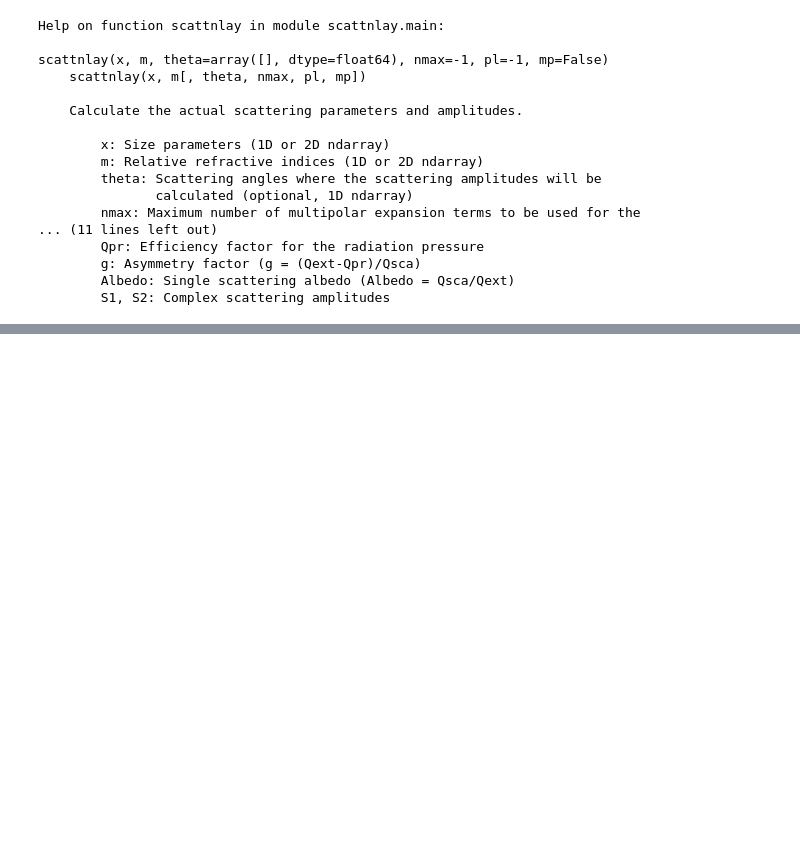
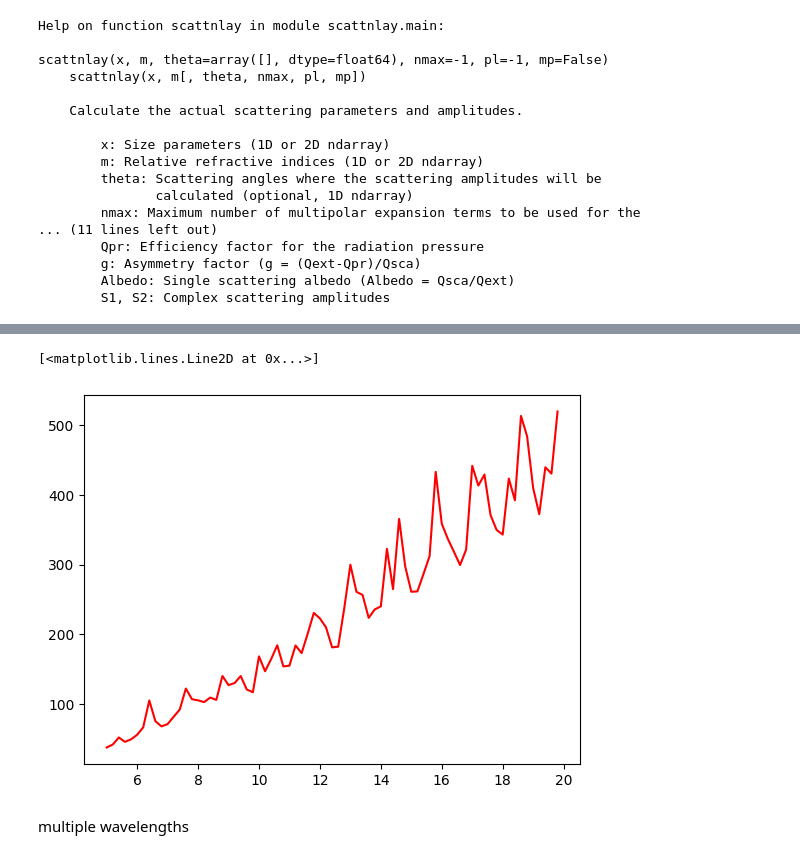
Before and after one commit to charlies-b/scattnlay-model, a Jupyter notebook: scattnlay-model.ipynb, the cells around one changed output, grey strips where cells are left out. Cells and saved outputs as stored; diff of their text form; code cells hidden in the pictures; blank space fills up the shorter version.

```diff
--- a/scattnlay-model.ipynb
+++ b/scattnlay-model.ipynb
@@ -126,0 +162,19 @@ droplet_scatteirng_effciency(np.array([3]), theta)
+# %%
+theta1_deg, theta2_deg  = 144, 156 # BCP
+wavelength = 658e-9 # BCP
+min_um, max_um, step = 5, 20, 0.2
+deg_step = 0.5
+
+theta = np.arange(0, np.pi, np.radians(deg_step))
+droplet_sizes = np.arange(min_um*10**-6, max_um*10**-6, step*10**-6)
+droplet_x_iter = map(lambda d: np.array([x_size_param(d, wavelength)]), droplet_sizes)
+droplet_x = list(deepcopy(droplet_x_iter))
+scat_irr_iter = map(lambda x: solid_angle_scattered_irradiance(x, theta, np.radians(theta1_deg), np.radians(theta2_deg)), droplet_x)
+scat_irr = list(scat_irr_iter)
+# %%
+plt.plot(droplet_sizes*10**6,scat_irr, color='red')
+# %% [output]
+[<matplotlib.lines.Line2D at 0x...>]
+[figure, added]
+# %% [markdown]
+multiple wavelengths
```
Also changed, not shown: parts of 30 cells of this notebook.
